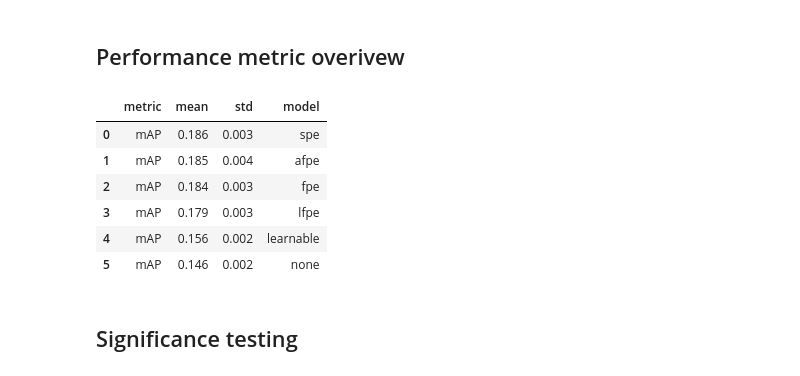
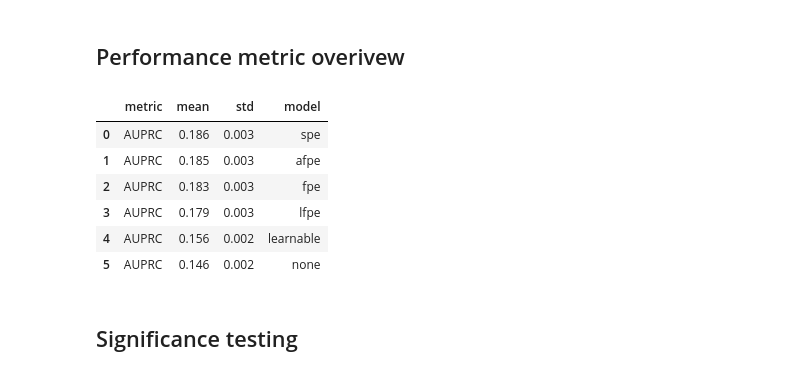
Before and after one commit to NabJa/AFPE, a Jupyter notebook: notebooks/chestx.ipynb, the cells around one changed output. Saved outputs shown, nothing was run; the diff lists cells and outputs as text; code cells hidden in the pictures.

```diff
--- a/notebooks/chestx.ipynb
+++ b/notebooks/chestx.ipynb
@@ -195,7 +196,7 @@ else:
 ## Performance metric overivew
 # %%
 metric_collection = MetricCollection({
-    "mAP":   BootStrapper(MultilabelAveragePrecision(num_labels=20), num_bootstraps=100), # Suited metric!
+    "AUPRC":   BootStrapper(MultilabelAveragePrecision(num_labels=20), num_bootstraps=100), # Suited metric!
     "F1":    BootStrapper(MultilabelF1Score(num_labels=20), num_bootstraps=3), # Not recommended, because of single threshold!
     "AUROC": BootStrapper(MultilabelAUROC(num_labels=20), num_bootstraps=3) # Not recommended, because of class imbalance!
 })
@@ -209,6 +210,8 @@ for model, group in tqdm(df.groupby("model")):
 
     # Re-seeding before calling metric_collection(y_pred, y_true)
     # ensures that any random sampling done within BootStrapper is deterministic
+    random.seed(4242)
+    np.random.seed(4242)
     torch.manual_seed(4242)
 
     # Compute metrics
@@ -223,16 +226,16 @@ for model, group in tqdm(df.groupby("model")):
 
 results = pd.DataFrame(results)
 # %%
-best_models = results[results.metric == "mAP"].sort_values("mean", ascending=False).reset_index(drop=True)
+best_models = results[results.metric == "AUPRC"].sort_values("mean", ascending=False).reset_index(drop=True)
 best_models.round(3)
 # %% [output]
 |  | metric | mean | std | model |
-| 0 | mAP | 0.186 | 0.003 | spe |
-| 1 | mAP | 0.185 | 0.004 | afpe |
-| 2 | mAP | 0.184 | 0.003 | fpe |
-| 3 | mAP | 0.179 | 0.003 | lfpe |
-| 4 | mAP | 0.156 | 0.002 | learnable |
-| 5 | mAP | 0.146 | 0.002 | none |
+| 0 | AUPRC | 0.186 | 0.003 | spe |
+| 1 | AUPRC | 0.185 | 0.003 | afpe |
+| 2 | AUPRC | 0.183 | 0.003 | fpe |
+| 3 | AUPRC | 0.179 | 0.003 | lfpe |
+| 4 | AUPRC | 0.156 | 0.002 | learnable |
+| 5 | AUPRC | 0.146 | 0.002 | none |
 # %% [markdown]
 ## Significance testing
 # %%
```
Also changed, not shown: parts of 5 cells of this notebook, 2 other files.
